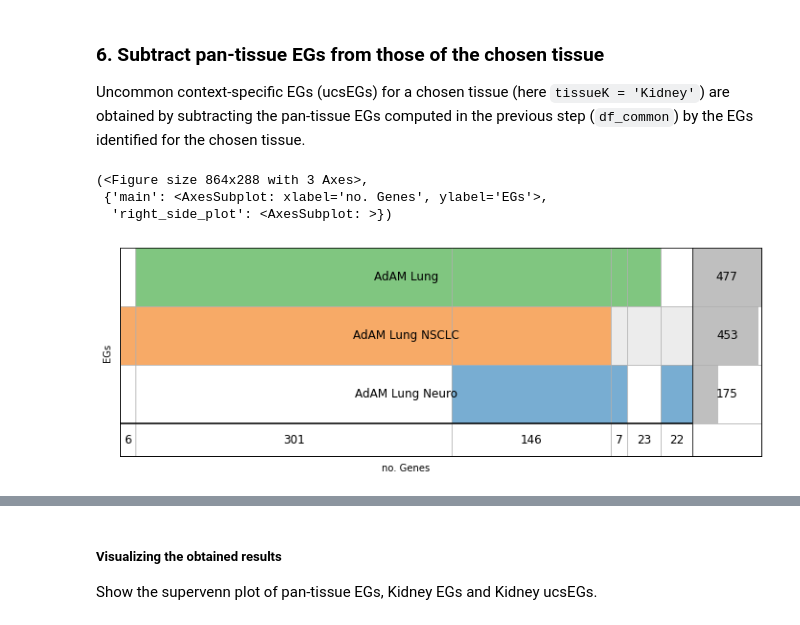
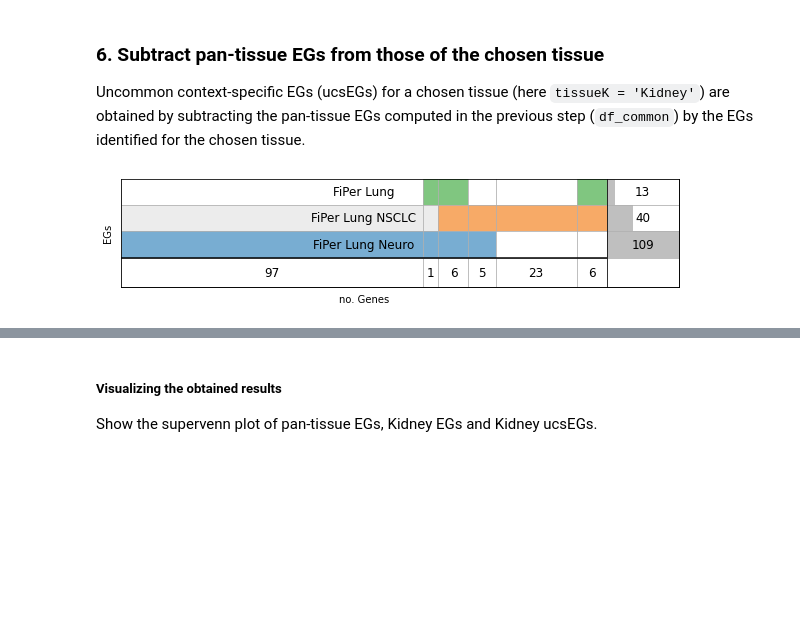
Before and after one commit to giordamaug/HELP, a Jupyter notebook: data4rev/ucsEGs/csegs.ipynb, the cells around one changed output, grey strips where cells are left out. Saved outputs shown, nothing was run; the diff lists cells and outputs as text; code cells hidden in the pictures; blank space fills up the shorter version.

```diff
--- a/data4rev/ucsEGs/csegs.ipynb
+++ b/data4rev/ucsEGs/csegs.ipynb
@@ -12,38 +12,34 @@ pan-tissue EGs computed in the previous step (`df_common`) by the EGs identified
 # %%
 import pandas as pd
 import numpy as np
 import os
-method = 'AdAM'
+method = 'FiPer'
 #Identification of EGs in Kidney tissue (as in Example 1)
-#filename1 = "HELP_Lung_Neuroendocrine_Tumor_threeClasses.csv"
-#filename2 = "HELP_Lung_Non-Small_Cell_Lung_Cancer_threeClasses.csv"
-#filename3 = "HELP_Lung.csv"
-#filename = "HELP_PanCancer_threeClasses.csv"
+filename1 = "HELP_Lung_Neuroendocrine_Tumor_threeClasses.csv"
+filename2 = "HELP_Lung_Non-Small_Cell_Lung_Cancer_threeClasses.csv"
+filename3 = "HELP_Lung.csv"
+filename = "HELP_PanCancer_threeClasses.csv"
 filename1 = "ADAM_LungNeuro.csv"
 filename2 = "ADAM_NSCLC.csv"
 filename3 = "ADAM_lung.csv"
 filename = "ADAM_PANCancer.csv"
-#filename1 = "Fiper_consensus_LungNeuro.csv"
-#filename2 = "Fiper_consensus_NSCLC.csv"
-#filename3 = "Fiper_consensus_lung.csv"
-#filename = "Fiper_consensus_PANCancer.csv"
+filename1 = "Fiper_consensus_LungNeuro.csv"
+filename2 = "Fiper_consensus_NSCLC.csv"
+filename3 = "Fiper_consensus_lung.csv"
+filename = "Fiper_consensus_PANCancer.csv"
 
-#df_label = pd.read_csv(os.path.join(path, f"{tissue}.csv"),index_col=0)
 df_labe11 = pd.read_csv(filename1,index_col=0)
 df_labe12 = pd.read_csv(filename2,index_col=0)
 df_labe13 = pd.read_csv(filename3,index_col=0)
 df_common = pd.read_csv(filename,index_col=0)
 EG1 = df_labe11[df_labe11['label'] == 'E'].index.values
 EG2 = df_labe12[df_labe12['label'] == 'E'].index.values
 EG3 = df_labe13[df_labe13['label'] == 'E'].index.values
 cEG = df_common[df_common['label']=='E'].index.values
 ucs_EG1 = np.setdiff1d(EG1, cEG)
 ucs_EG2 = np.setdiff1d(EG2, cEG)
 ucs_EG3 = np.setdiff1d(EG3, cEG)
 from HELPpy.visualization.plot import svenn_intesect
-svenn_intesect([set(ucs_EG1),set(ucs_EG2), set(ucs_EG3)], labels=[f'{method} Lung Neuro', f'{method} Lung NSCLC', f'{method} Lung'], ylabel='EGs', figsize=(12,4))
+sv1 = svenn_intesect([set(ucs_EG1),set(ucs_EG2), set(ucs_EG3)], labels=[f'{method} Lung Neuro', f'{method} Lung NSCLC', f'{method} Lung'], ylabel='EGs', figsize=(10,2))
 # %% [output]
-(<Figure size 864x288 with 3 Axes>,
- {'main': <AxesSubplot: xlabel='no. Genes', ylabel='EGs'>,
-  'right_side_plot': <AxesSubplot: >})
-[figure, old version]
+[figure, new version]
```
Also changed, not shown: parts of 1 cell of this notebook, 3 other files.
